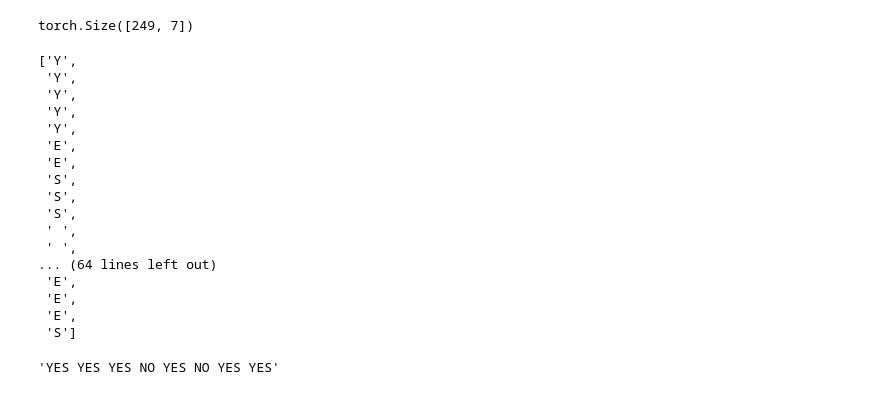
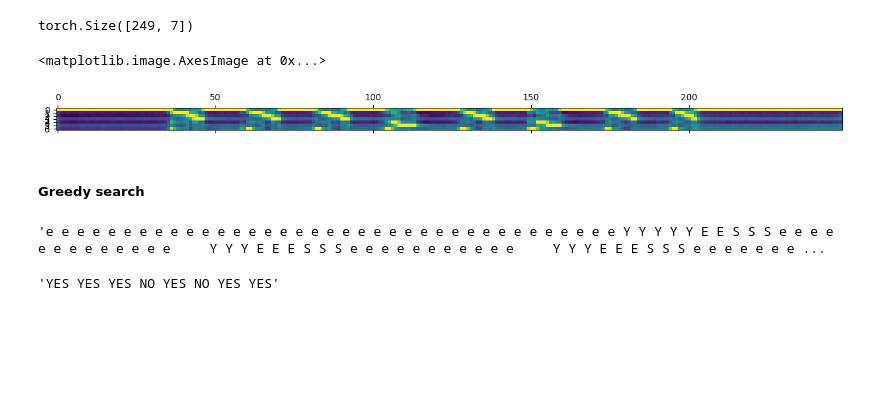
Before and after one commit to jimbozhang/yesno-example-for-undergraduates, a Jupyter notebook: train/train.ipynb, the cells around one changed output. Cells and saved outputs as stored; diff of their text form; code cells hidden in the pictures; blank space fills up the shorter version.

```diff
--- a/train/train.ipynb
+++ b/train/train.ipynb
@@ -201,31 +201,21 @@ waveform.shape
 # %% [output]
 torch.Size([1, 49760])
 # %%
-logits = model(torch.unsqueeze(waveform, 0))
+logits = model(torch.unsqueeze(waveform, 0)).detach()
 logits = torch.squeeze(logits, 1)
 logits.shape
 # %% [output]
 torch.Size([249, 7])
+# %%
+plt.matshow(logits.transpose(0, 1))
+# %% [output]
+<matplotlib.image.AxesImage at 0x...>
+[figure, added]
+# %% [markdown]
+##### Greedy search
 # %%
-align = [int(torch.argmax(logit, dim=0).item()) for logit in logits]
-chars = [index_to_char[c] for c in align if c != 0]
-chars
+align = [index_to_char[int(torch.argmax(logit, dim=0).item())] for logit in logits]
+' '.join(align)
 # %% [output]
-['Y',
- 'Y',
- 'Y',
- 'Y',
- 'Y',
- 'E',
- 'E',
- 'S',
- 'S',
- 'S',
- ' ',
- ' ',
-... (64 lines left out)
- 'E',
- 'E',
- 'E',
- 'S']
+'e e e e e e e e e e e e e e e e e e e e e e e e e e e e e e e e e e e e e Y Y Y Y Y E E S S S e e e e e e e e e e e e e     Y Y Y E E E S S S e e e e e e e e e e e     Y Y Y E E E S S S e e e e e e e ...
 # %%
```
Also changed, not shown: parts of 1 cell of this notebook.
